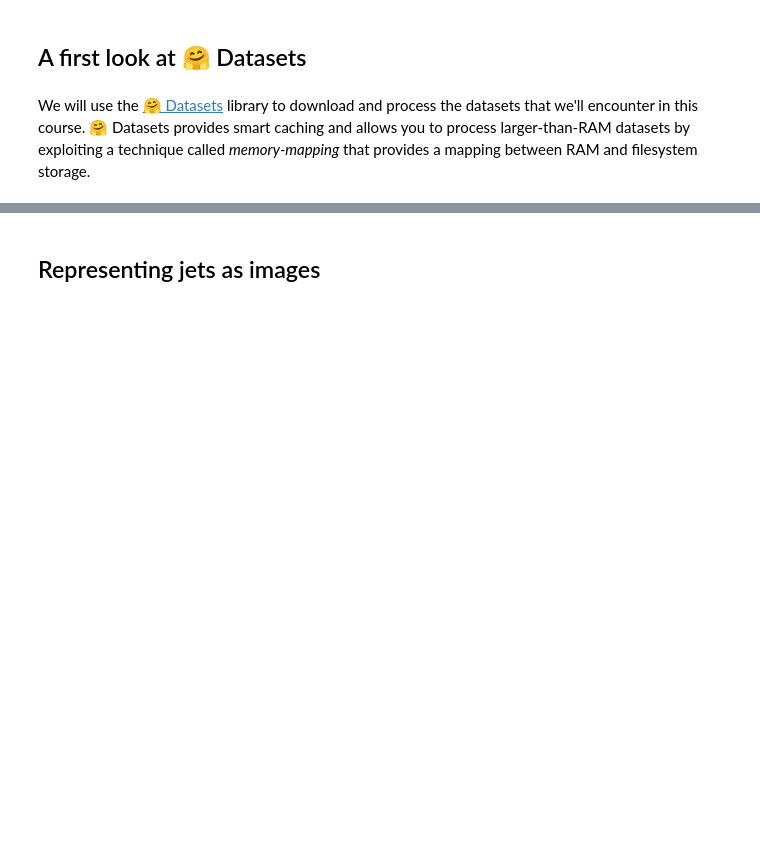
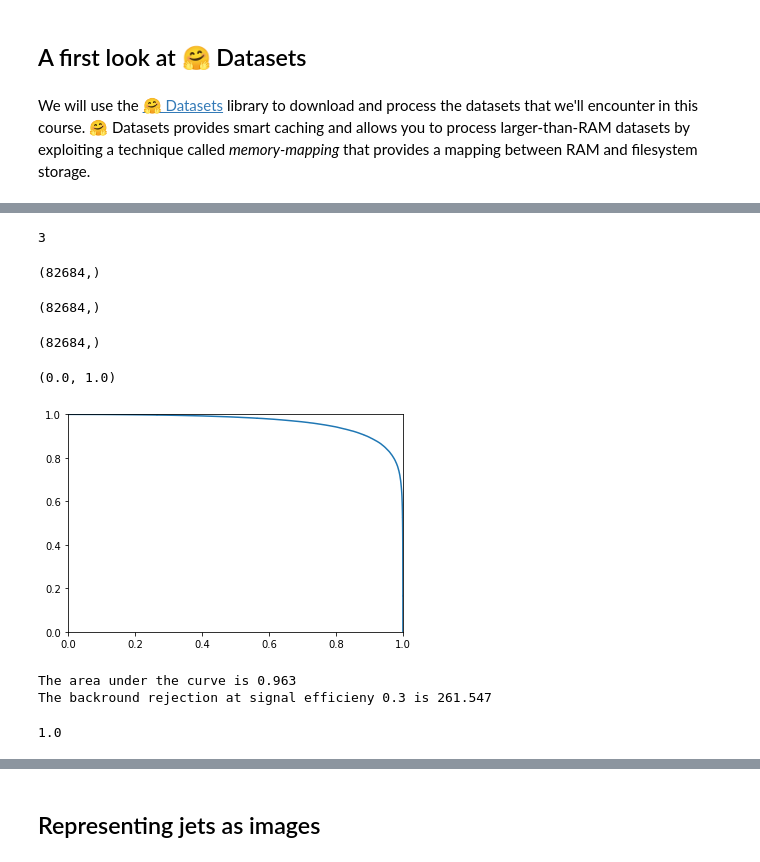
Before and after one commit to lewtun/dl4phys, a Jupyter notebook: lecture01.ipynb, the cells around one changed output, grey strips where cells are left out. Cells and saved outputs as stored; diff of their text form; code cells hidden in the pictures; blank space fills up the shorter version.

```diff
--- a/lecture01.ipynb
+++ b/lecture01.ipynb
@@ -55,0 +183,4 @@ As we can see, each row consists of 4-vectors $(E_i, p_{x_i}, p_{y_i}, p_{z_i})$
+# %%
+test_dl = learn.dls.test_dl(test_df)
+# %%
+preds = learn.get_preds(dl=test_dl)
@@ -55,0 +189,25 @@ As we can see, each row consists of 4-vectors $(E_i, p_{x_i}, p_{y_i}, p_{z_i})$
+# %%
+rc = roc_curve(test_df["is_signal_new"], preds[0][:, 1])
+# %%
+len(rc)
+# %% [output]
+3
+# %%
+rc[0].shape
+# %% [output]
+(82684,)
+# %%
+rc[1].shape
+# %% [output]
+(82684,)
+# %%
+rc[2].shape
+# %% [output]
+(82684,)
+# %%
+plt.plot(rc[1], 1 - rc[0], "-")
+plt.xlim(0, 1)
+plt.ylim(0, 1)
+# %% [output]
+(0.0, 1.0)
+[figure, added]
@@ -55,0 +217,15 @@ As we can see, each row consists of 4-vectors $(E_i, p_{x_i}, p_{y_i}, p_{z_i})$
+# %%
+auc_n = auc(fpr_n, tpr_n)
+
+background_eff_n = interp1d(tpr_n, fpr_n)
+working_point_n = background_eff_n(0.3)
+
+print(f'The area under the curve is {auc_n:0.3f}')
+print(f'The backround rejection at signal efficieny 0.3 is {1/working_point_n:0.3f}')
+# %% [output]
+The area under the curve is 0.963
+The backround rejection at signal efficieny 0.3 is 261.547
+# %%
+1/background_eff_n(1.)
+# %% [output]
+1.0
```
Also changed, not shown: parts of 26 cells of this notebook.
